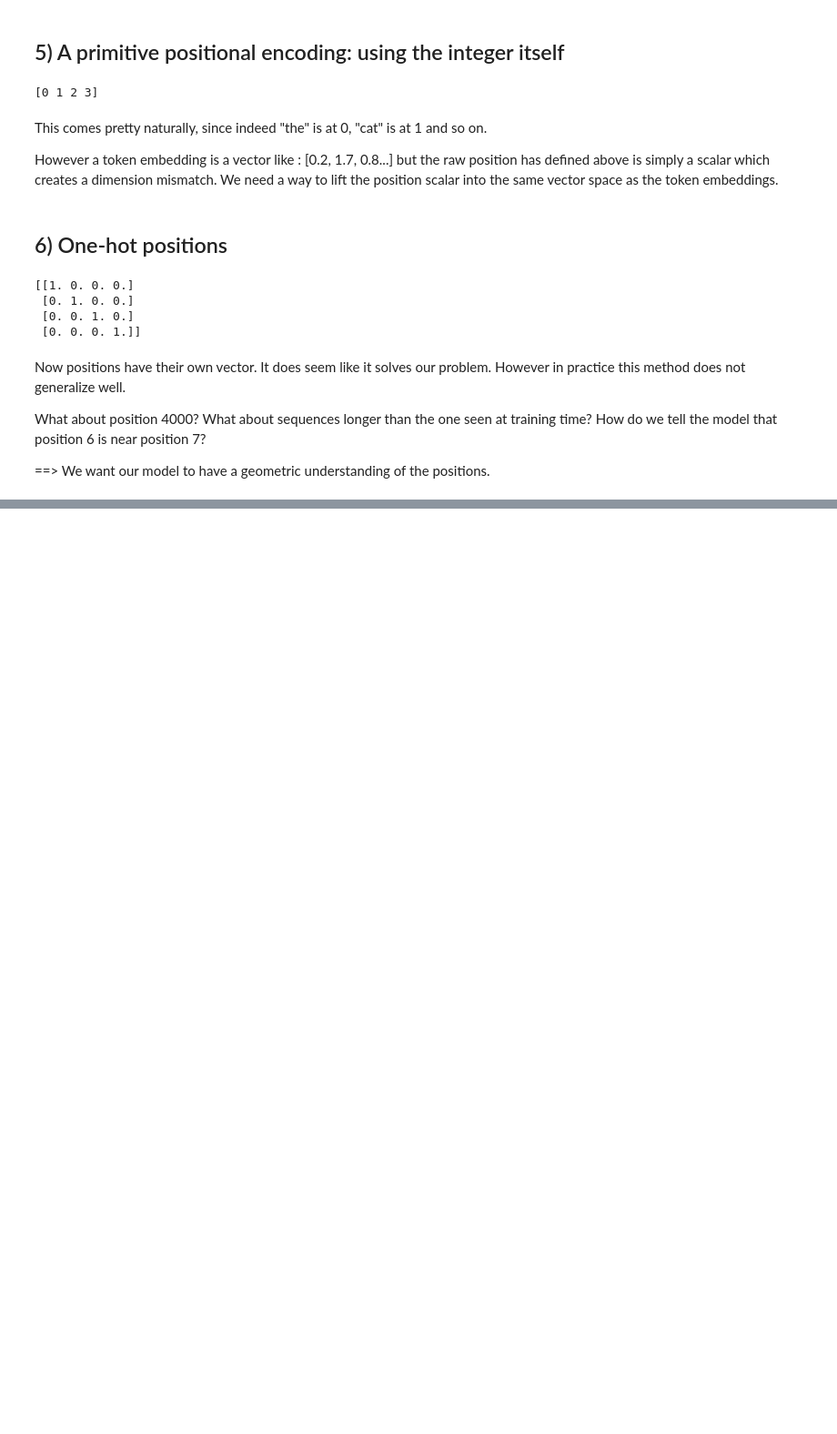
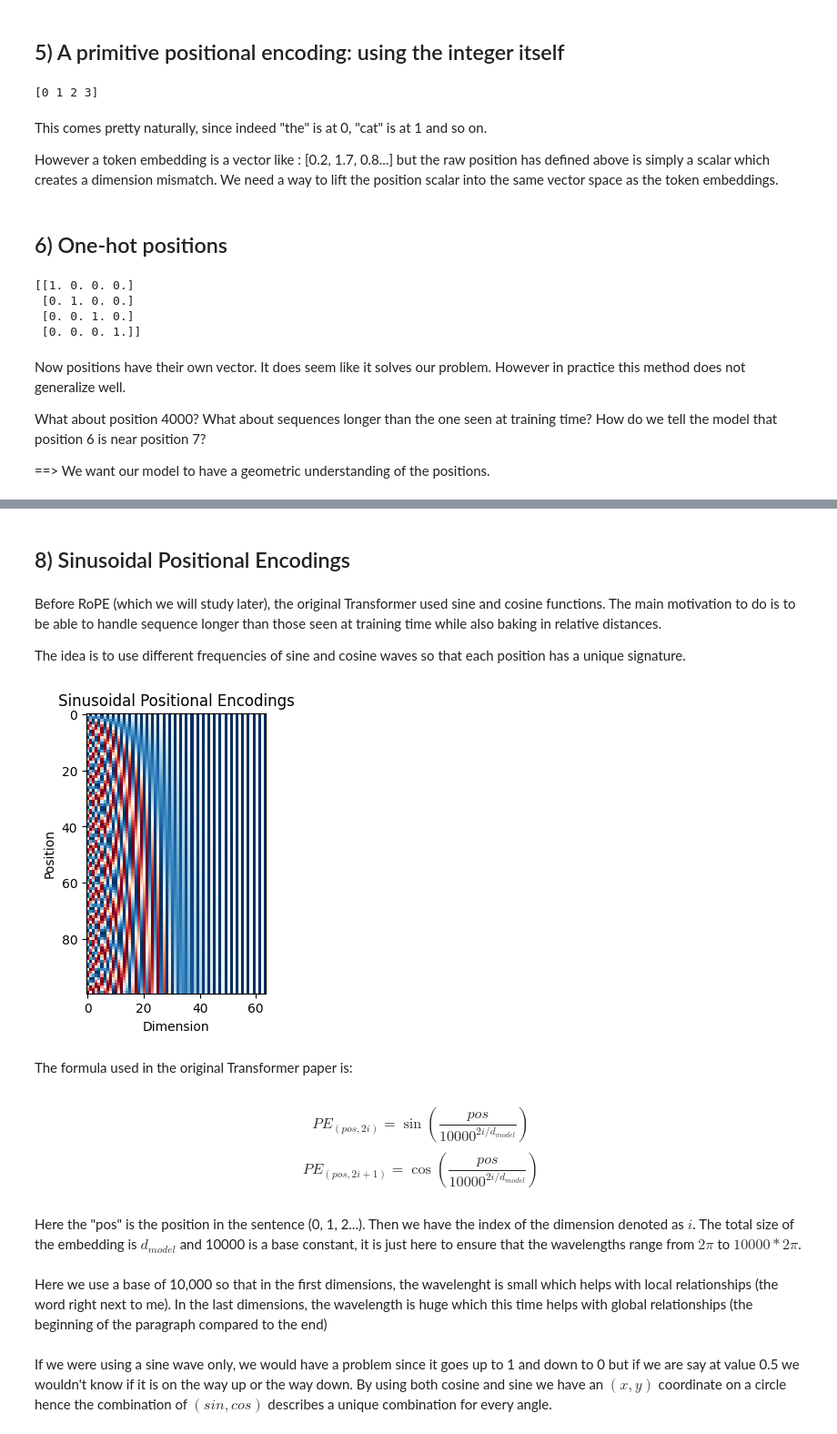
Before and after one commit to NoeFlandre/understanding_positional_encoding, a Jupyter notebook: positional_encoding.ipynb, the cells around one changed output, grey strips where cells are left out. Shown at 91% size. Saved outputs shown, nothing was run; the diff lists cells and outputs as text; code cells hidden in the pictures; blank space fills up the shorter version.

```diff
--- a/positional_encoding.ipynb
+++ b/positional_encoding.ipynb
@@ -151,0 +194,35 @@ How do we tell the model that position 6 is near position 7?
+# %% [markdown]
+## 8) Sinusoidal Positional Encodings
+# %% [markdown]
+Before RoPE (which we will study later), the original Transformer used sine and cosine functions. The main motivation to do is to be able to handle sequence longer than those seen at training time while also baking in relative distances.
+
+The idea is to use different frequencies of sine and cosine waves so that each position has a unique signature.
+# %%
+def get_sinusoidal_embeddings(n_pos, dim):
+    P = np.zeros((n_pos, dim))
+    for pos in range(n_pos):
+        for i in range(0, dim, 2):
+            theta = pos / (10000**(i/dim))
+            P[pos, i]=np.sin(theta)
+            P[pos, i+1]=np.cos(theta)
+    return P
+# %%
+P_sin = get_sinusoidal_embeddings(100, 64)
+plt.figure(figsize=(10,4))
+plt.imshow(P_sin, cmap='RdBu')
+plt.title("Sinusoidal Positional Encodings")
+plt.xlabel("Dimension")
+plt.ylabel("Position")
+plt.show()
+# %% [output]
+[figure, added]
+# %% [markdown]
+The formula used in the original Transformer paper is:
+# %% [markdown]
+$$PE_{(pos, 2i)} = \sin\left(\frac{pos}{10000^{2i/d_{model}}}\right)$$ $$PE_{(pos, 2i+1)} = \cos\left(\frac{pos}{10000^{2i/d_{model}}}\right)$$
+# %% [markdown]
+Here the "pos" is the position in the sentence (0, 1, 2...). Then we have the index of the dimension denoted as $i$. The total size of the embedding is $d_{model}$ and 10000 is a base constant, it is just here to ensure that the wavelengths range from $2\pi$ to $10000*2\pi$.
+# %% [markdown]
+Here we use a base of 10,000 so that in the first dimensions, the wavelenght is small which helps with local relationships (the word right next to me). In the last dimensions, the wavelength is huge which this time helps with global relationships (the beginning of the paragraph compared to the end)
+# %% [markdown]
+If we were using a sine wave only, we would have a problem since it goes up to 1 and down to 0 but if we are say at value 0.5 we wouldn't know if it is on the way up or the way down. By using both cosine and sine we have an $(x, y)$ coordinate on a circle hence the combination of $(sin, cos)$ describes a unique combination for every angle.
```
Also changed, not shown: parts of 22 cells of this notebook, 1 other file.
